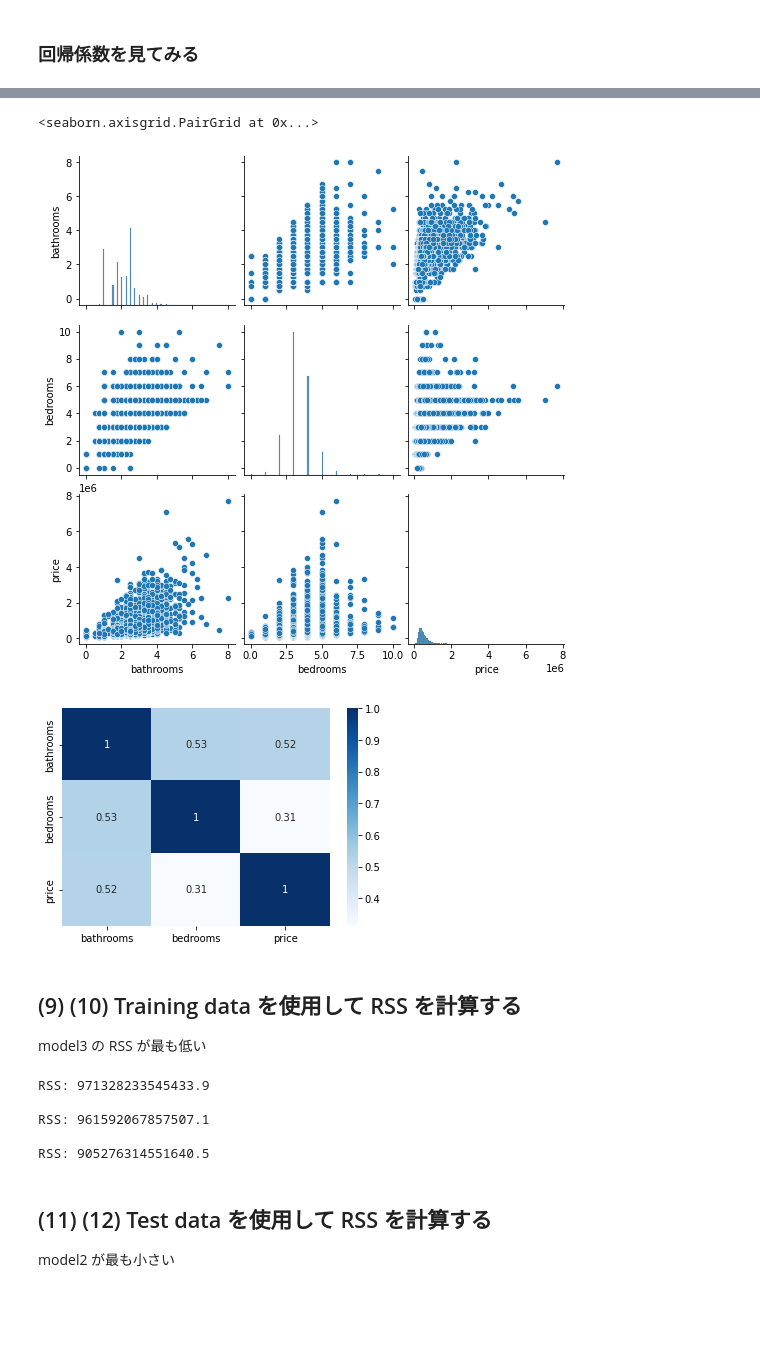
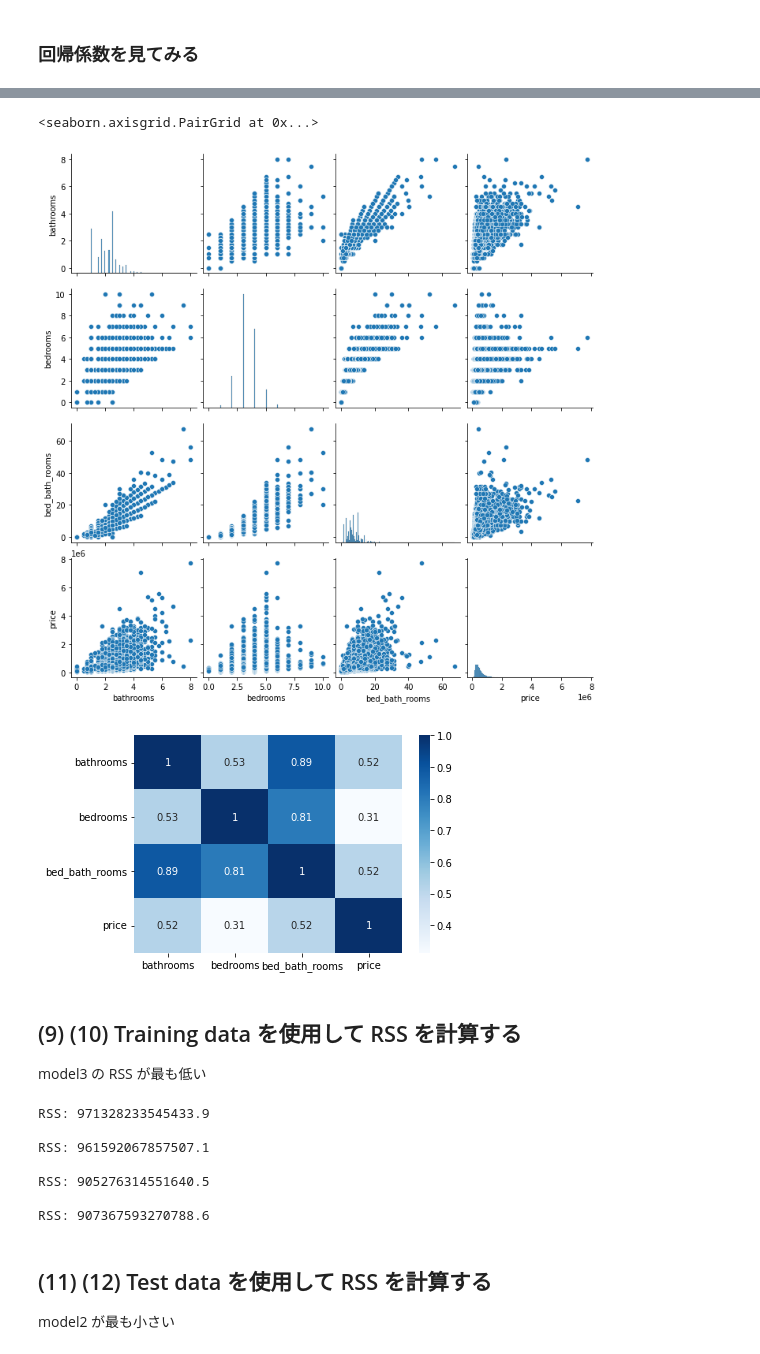
Before and after one commit to kazuki-komori/coursera, a Jupyter notebook: regression/CSR_regression_w2.ipynb, the cells around one changed output, grey strips where cells are left out. Cells and saved outputs as stored; diff of their text form; code cells hidden in the pictures; blank space fills up the shorter version.

```diff
--- a/regression/CSR_regression_w2.ipynb
+++ b/regression/CSR_regression_w2.ipynb
@@ -231,13 +237,13 @@ show_coef(model3)
 # %%
-sns.pairplot(df_train[["bathrooms", "bedrooms", "price"]].to_dataframe())
+sns.pairplot(df_train[["bathrooms", "bedrooms", "bed_bath_rooms", "price"]].to_dataframe())
 # %% [output]
 <seaborn.axisgrid.PairGrid at 0x...>
-[figure, old version]
+[figure, new version]
 # %%
-sns.heatmap(df_train[["bathrooms", "bedrooms", "price"]].to_dataframe().corr(), cmap='Blues', annot=True)
+sns.heatmap(df_train[["bathrooms", "bedrooms", "bed_bath_rooms", "price"]].to_dataframe().corr(), cmap='Blues', annot=True)
 plt.show()
 # %% [output]
-[figure, old version]
+[figure, new version]
 # %% [markdown]
 ## (9) (10) Training data を使用して RSS を計算する
 
@@ -252,12 +258,15 @@ def calc_rss(model, df):
 calc_rss(model1, df_train)
 calc_rss(model2, df_train)
 calc_rss(model3, df_train)
+calc_rss(model4, df_train)
 # %% [output]
 RSS: 971328233545433.9
 
 RSS: 961592067857507.1
 
 RSS: 905276314551640.5
+
+RSS: 907367593270788.6
 # %% [markdown]
 ## (11) (12) Test data を使用して RSS を計算する
 
```
Also changed, not shown: parts of 5 cells of this notebook.
